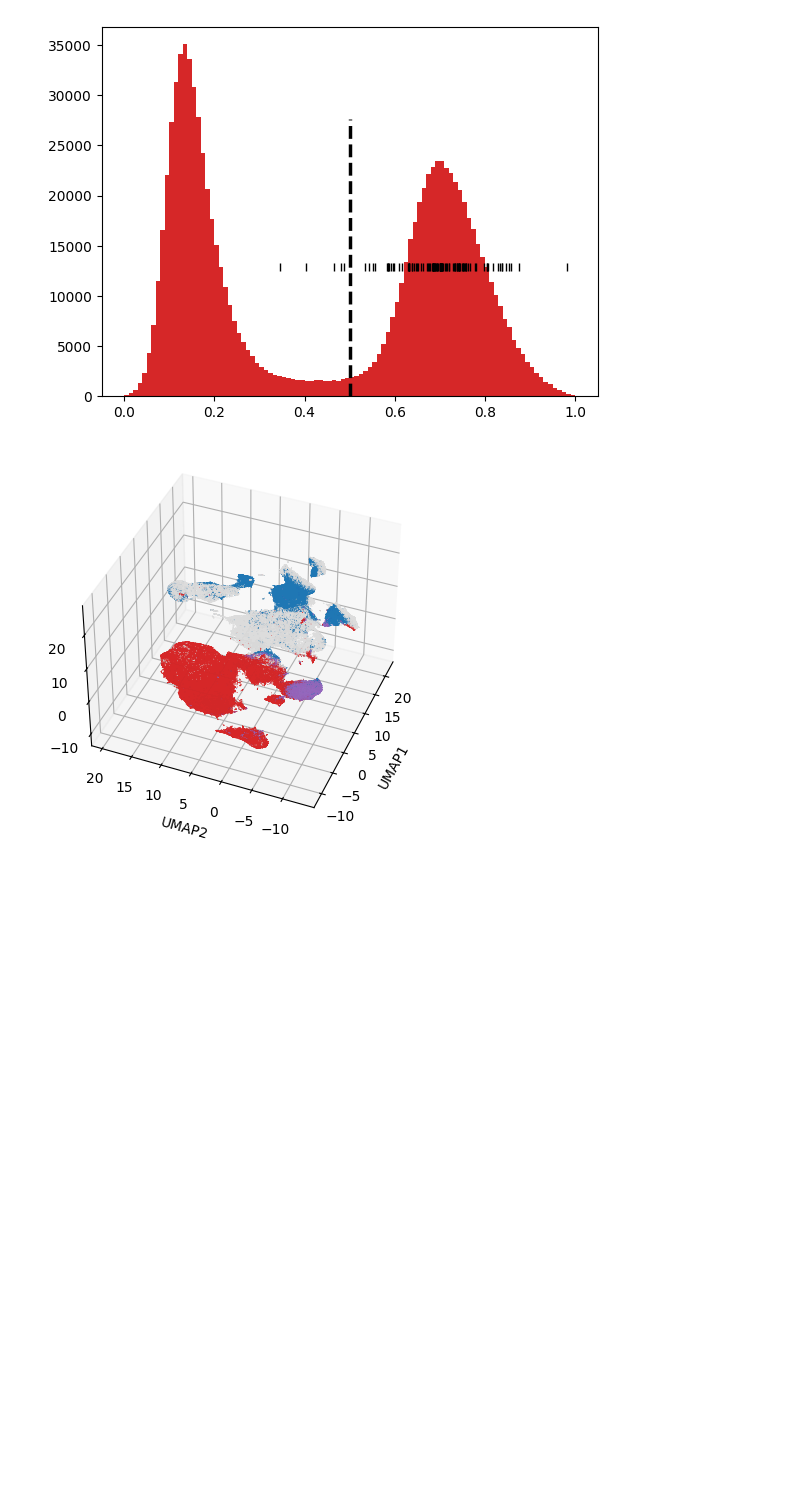
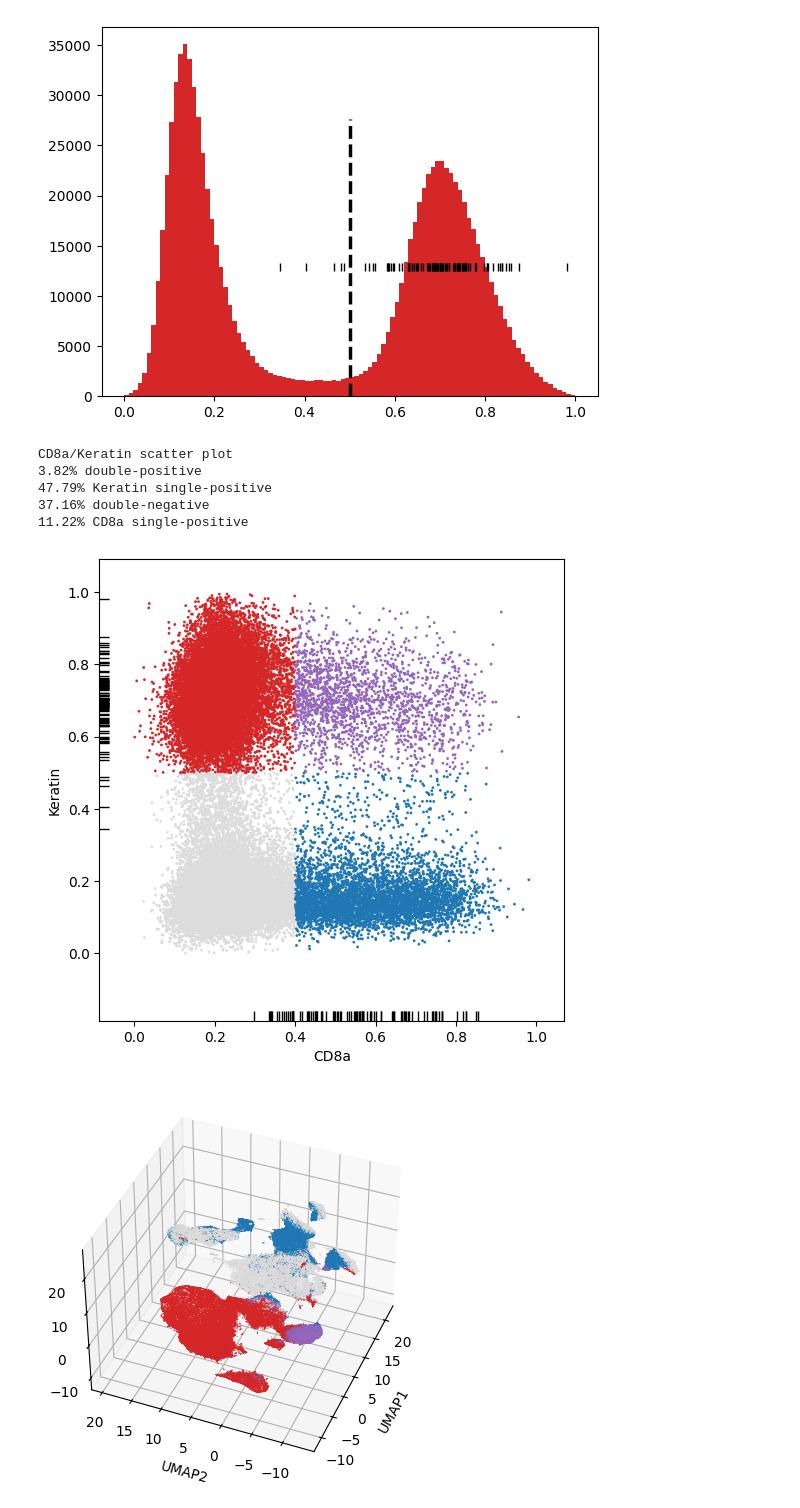
Before and after one commit to labsyspharm/vae-paper, a Jupyter notebook: src/S12_crosstalk.ipynb, the cells around one changed output. Cells and saved outputs as stored; diff of their text form; code cells hidden in the pictures; blank space fills up the shorter version.

```diff
--- a/src/S12_crosstalk.ipynb
+++ b/src/S12_crosstalk.ipynb
@@ -18,28 +18,26 @@ import dask.array as da
 from utils.utility_functions import single_channel_pyramid
 # %%
 # I/O
-sample = 'CRC-097'
-
 # import Leiden-clustered single-cell data
 data = pd.read_parquet(
-    os.path.join(os.getcwd(), 'input/CRC-097_clean_cylinter_clustering_3d_leiden.parquet')
+    os.path.join(os.getcwd(), 'input/CyCIF-1A_clean_cylinter_clustering_3d_leiden.parquet')
 )
 
 # read OME-TIFF, segmentation outlines, and H&E channels
-tif_path = os.path.join(os.getcwd(), f'input/{sample}_image.ome.tif')
-seg_path = os.path.join(os.getcwd(), f'input/{sample}_seg_outlines.ome.tif')
-he_path = os.path.join(os.getcwd(), f'input/{sample}_hema_eosin.ome.tif')
+tif_path = os.path.join(os.getcwd(), 'input/CyCIF-1A_image.ome.tif')
+seg_path = os.path.join(os.getcwd(), 'input/CyCIF-1A_seg_outlines.ome.tif')
+he_path = os.path.join(os.getcwd(), 'input/CyCIF-1A_hema_eosin.ome.tif')
 
 # import markers.csv
-markers = pd.read_csv(os.path.join(os.getcwd(), 'input/CRC-097_mcmicro_markers.csv'))
+markers = pd.read_csv(os.path.join(os.getcwd(), 'input/CyCIF-1A_mcmicro_markers.csv'))
 
 # get markers excluded from analysis
-with open(os.path.join(os.getcwd(), 'input/CRC-97_cylinter_config.yml')) as f:
+with open(os.path.join(os.getcwd(), 'input/CyCIF-1A_cylinter_config.yml')) as f:
     config = yaml.safe_load(f)
 markers_to_exclude = config['markersToExclude']
 
 # import image contrast settings
-with open(os.path.join(os.getcwd(), 'input/CRC-097_cylinter_contrast_limits.yml')) as f:
+with open(os.path.join(os.getcwd(), 'input/CyCIF-1A_cylinter_contrast_limits.yml')) as f:
     contrast_limits = yaml.safe_load(f)
 
 # isolate antibodies of interest
@@ -99,6 +97,50 @@ plt.close('all')
 # %% [output]
 Keratin histogram
 [figure]
+# %%
+# Assign colors based on conditions
+keratin_cutoff = 0.5
+cd8a_cutoff = 0.4
+conditions = [
+    (data['Keratin_570_nucleiRingMask'] > keratin_cutoff) & (data['CD8a_660_nucleiRingMask'] > cd8a_cutoff),
+    (data['Keratin_570_nucleiRingMask'] > keratin_cutoff),
+    (data['CD8a_660_nucleiRingMask'] > cd8a_cutoff)
+]
+choices = ['tab:purple', 'tab:red', 'tab:blue']
+data['color'] = np.select(conditions, choices, default='gainsboro')
+
+# show that cluster 12 cells overlap with purple quadrant
+# data['color'][data['cluster_3d'] == 12] = 'tab:orange'
+
+plt.figure(figsize=(6, 6))
+sample1 = data.sample(frac=0.05, random_state=3)
+plt.scatter(
+    sample1['CD8a_660_nucleiRingMask'], sample1['Keratin_570_nucleiRingMask'],
+    c=sample1['color'], s=1.0, alpha=1.0
+)
+plt.xlabel('CD8a')
+plt.ylabel('Keratin')
+
+# highlight cluster_3d == 12 with rugplots on x and y axes
+sample2 = data[data['cluster_3d'] == 12].sample(n=100, random_state=3)
+sns.rugplot(x=sample2['CD8a_660_nucleiRingMask'], height=0.02, color='k', lw=0.1)
+sns.rugplot(y=sample2['Keratin_570_nucleiRingMask'], height=0.02, color='k', lw=0.1)
+
+plt.savefig(os.path.join(out, 'cd8a-keratin_scatter.png'), dpi=600, bbox_inches='tight')
+print('CD8a/Keratin scatter plot')
+print(f'{(len(data[data.color == "tab:purple"]) / len(data)) * 100:.2f}% double-positive')
+print(f'{(len(data[data.color == "tab:red"]) / len(data)) * 100:.2f}% Keratin single-positive')
+print(f'{(len(data[data.color == "gainsboro"]) / len(data)) * 100:.2f}% double-negative')
+print(f'{(len(data[data.color == "tab:blue"]) / len(data)) * 100:.2f}% CD8a single-positive')
+plt.show()
+plt.close('all')
+# %% [output]
+CD8a/Keratin scatter plot
+3.82% double-positive
+47.79% Keratin single-positive
+37.16% double-negative
+11.22% CD8a single-positive
+[figure, added]
 # %%
 # plot 3D UMAP embedding and color by gating cutoffs
 
```
Also changed, not shown: parts of 2 cells of this notebook, 37 other files.
